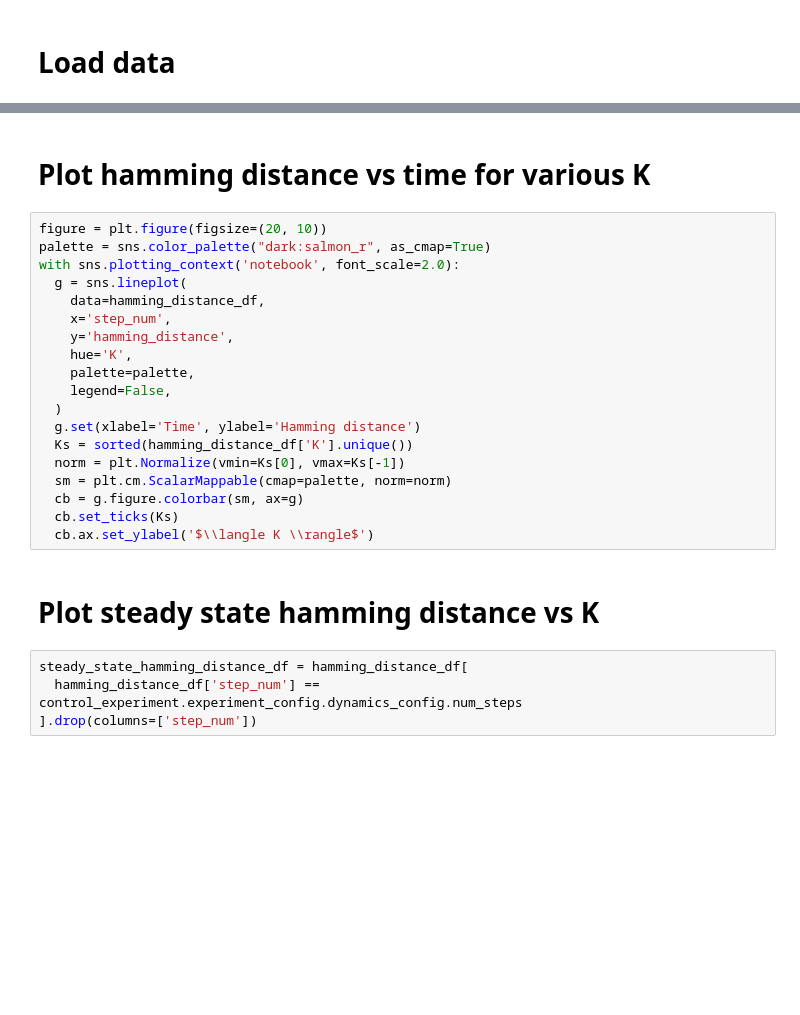
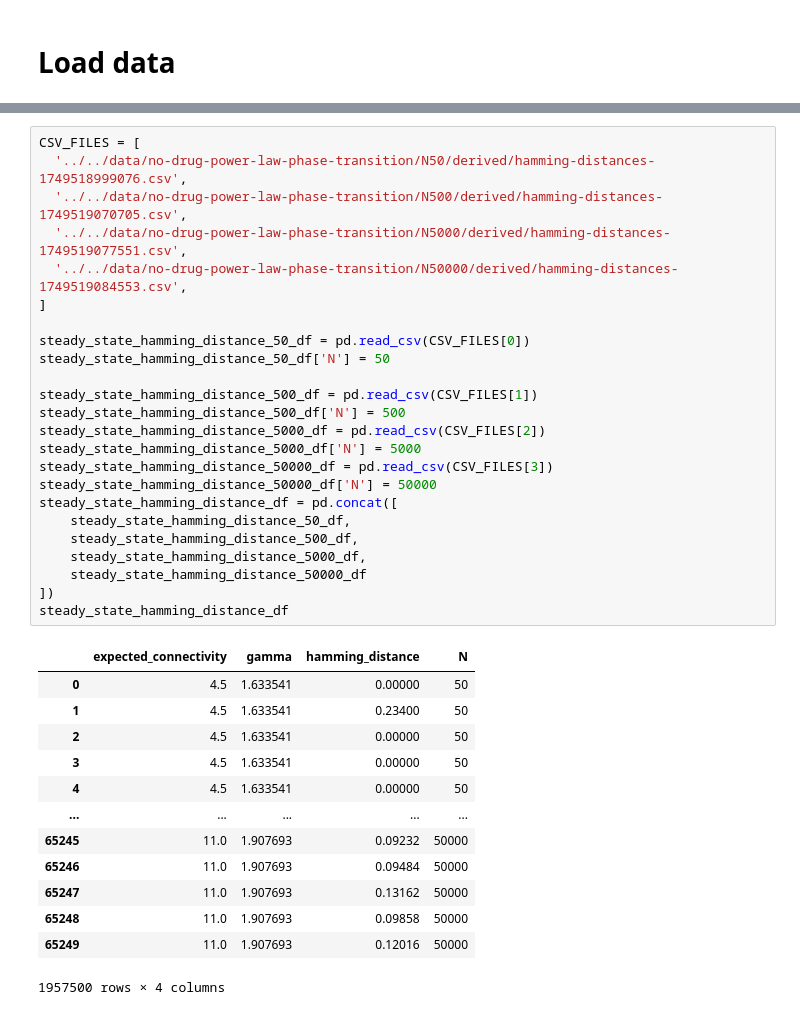
Before and after one commit to davidb2/boolean-threshold-network, a Jupyter notebook: notebooks/polished/no-drug-power-law-phase-transition.ipynb, the cells around one changed output, grey strips where cells are left out. Saved outputs shown, nothing was run; the diff lists cells and outputs as text; blank space fills up the shorter version.

```diff
--- a/notebooks/polished/no-drug-power-law-phase-transition.ipynb
+++ b/notebooks/polished/no-drug-power-law-phase-transition.ipynb
@@ -126,28 +29,39 @@ hamming_distance_df = pd.DataFrame(hamming_distance_data)
-# %% [markdown]
-# Plot hamming distance vs time for various K
-# %%
-figure = plt.figure(figsize=(20, 10))
-palette = sns.color_palette("dark:salmon_r", as_cmap=True)
-with sns.plotting_context('notebook', font_scale=2.0):
-  g = sns.lineplot(
-    data=hamming_distance_df,
-    x='step_num',
-    y='hamming_distance',
-    hue='K',
-    palette=palette,
-    legend=False,
-  )
-  g.set(xlabel='Time', ylabel='Hamming distance')
-  Ks = sorted(hamming_distance_df['K'].unique())
-  norm = plt.Normalize(vmin=Ks[0], vmax=Ks[-1])
-  sm = plt.cm.ScalarMappable(cmap=palette, norm=norm)
-  cb = g.figure.colorbar(sm, ax=g)
-  cb.set_ticks(Ks)
-  cb.ax.set_ylabel('$\\langle K \\rangle$')
-# %% [markdown]
-# Plot steady state hamming distance vs K
-# %%
-steady_state_hamming_distance_df = hamming_distance_df[
-  hamming_distance_df['step_num'] == control_experiment.experiment_config.dynamics_config.num_steps
-].drop(columns=['step_num'])
+# %%
+CSV_FILES = [
+  '../../data/no-drug-power-law-phase-transition/N50/derived/hamming-distances-1749518999076.csv',
+  '../../data/no-drug-power-law-phase-transition/N500/derived/hamming-distances-1749519070705.csv',
+  '../../data/no-drug-power-law-phase-transition/N5000/derived/hamming-distances-1749519077551.csv',
+  '../../data/no-drug-power-law-phase-transition/N50000/derived/hamming-distances-1749519084553.csv',
+]
+
+steady_state_hamming_distance_50_df = pd.read_csv(CSV_FILES[0])
+steady_state_hamming_distance_50_df['N'] = 50
+
+steady_state_hamming_distance_500_df = pd.read_csv(CSV_FILES[1])
+steady_state_hamming_distance_500_df['N'] = 500
+steady_state_hamming_distance_5000_df = pd.read_csv(CSV_FILES[2])
+steady_state_hamming_distance_5000_df['N'] = 5000
+steady_state_hamming_distance_50000_df = pd.read_csv(CSV_FILES[3])
+steady_state_hamming_distance_50000_df['N'] = 50000
+steady_state_hamming_distance_df = pd.concat([
+    steady_state_hamming_distance_50_df,
+    steady_state_hamming_distance_500_df,
+    steady_state_hamming_distance_5000_df,
+    steady_state_hamming_distance_50000_df
+])
+steady_state_hamming_distance_df
+# %% [output]
+|  | expected_connectivity | gamma | hamming_distance | N |
+| 0 | 4.5 | 1.633541 | 0.00000 | 50 |
+| 1 | 4.5 | 1.633541 | 0.23400 | 50 |
+| 2 | 4.5 | 1.633541 | 0.00000 | 50 |
+| 3 | 4.5 | 1.633541 | 0.00000 | 50 |
+| 4 | 4.5 | 1.633541 | 0.00000 | 50 |
+| ... | ... | ... | ... | ... |
+| 65245 | 11.0 | 1.907693 | 0.09232 | 50000 |
+| 65246 | 11.0 | 1.907693 | 0.09484 | 50000 |
+| 65247 | 11.0 | 1.907693 | 0.13162 | 50000 |
+| 65248 | 11.0 | 1.907693 | 0.09858 | 50000 |
+| 65249 | 11.0 | 1.907693 | 0.12016 | 50000 |
+1957500 rows × 4 columns
 # %%
```
Also changed, not shown: parts of 11 cells of this notebook, 18 other files.
